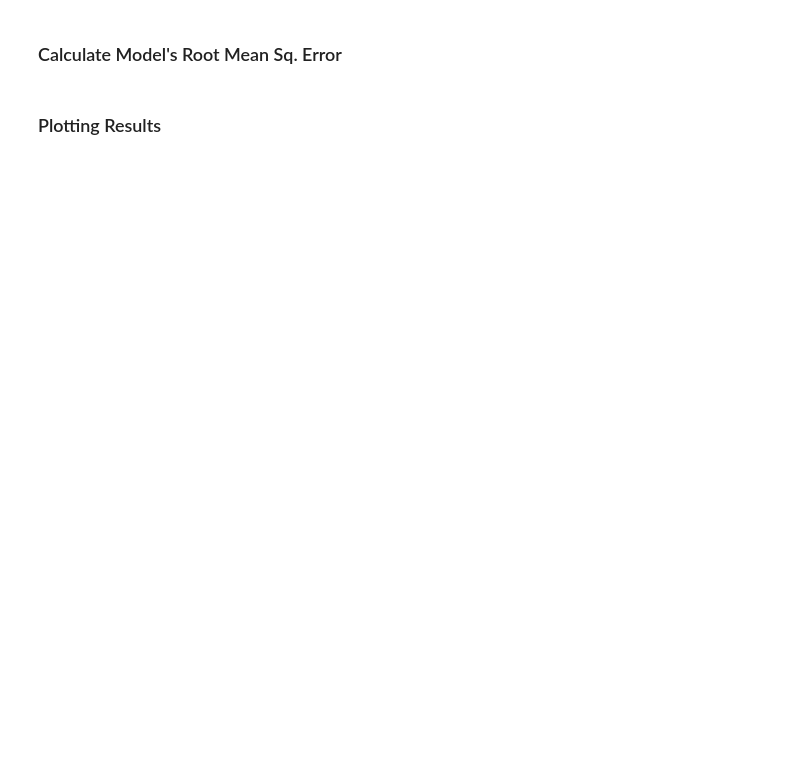
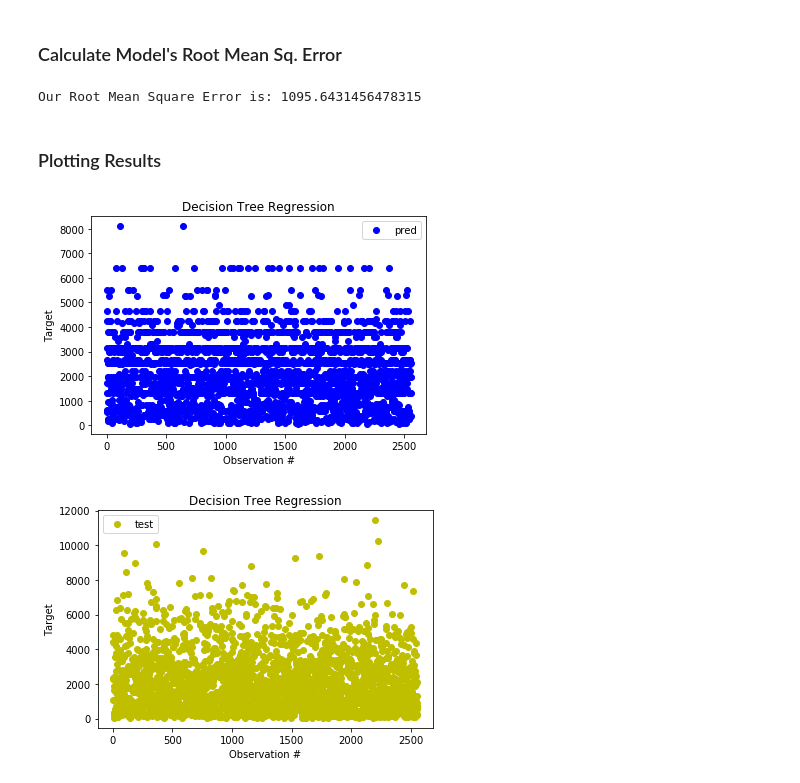
Before and after one commit to alishan-kaisani/BigMart-Data-Analysis, a Jupyter notebook: BigMart_Model.ipynb, the cells around one changed output. Cells and saved outputs as stored; diff of their text form; code cells hidden in the pictures; blank space fills up the shorter version.

Commit message:
Model Completed and Submitted

```diff
--- a/BigMart_Model.ipynb
+++ b/BigMart_Model.ipynb
@@ -14,0 +85,9 @@ df = pd.read_csv("BigMart-Training-Data-refine.csv")
+# %%
+os_ndx = list(df.columns.values).index("Outlet_Size")
+for i in range(0,len(df)):
+    cur = df.iloc[i]["Outlet_Size"]
+    if type(cur) != str:
+        if np.isnan(df.iloc[i]["Outlet_Size"]):
+            val = outlet_mapping[str(df.iloc[i]["Outlet_Identifier"])]
+            df.iat[i,os_ndx] = val
+print(set(df["Outlet_Size"].values))
@@ -15,5 +107,8 @@ df = pd.read_csv("BigMart-Training-Data-refine.csv")
 # %% [markdown]
 ### Line to convert to dummies
 # %%
-cat_list = [] #Populate with all categorical variables
+#Populate with all categorical variables
+cat_list = df.select_dtypes(include=['object']).columns.tolist()
+cat_list.append("Outlet_Location_Type") #This gets accidentally ignored bc its already numeric
 dummy_df = pd.get_dummies(df,columns=cat_list)
+dummy_df.head()
@@ -20,12 +123,13 @@ dummy_df = pd.get_dummies(df,columns=cat_list)
 # %% [markdown]
 ### Prepping for Decision Tree Model
 # %%
-X = [] #Populate this to be the df with all features EXCEPT TARGET
-Y = [] #Populate this to be the df with ONLY TARGET
+X = dummy_df.drop("Item_Outlet_Sales",axis=1) #Populate this to be the df with all features EXCEPT TARGET
+Y = df["Item_Outlet_Sales"] #Populate this to be the df with ONLY TARGET
 X_train, X_test, y_train, y_test = train_test_split(X, Y, test_size = 0.3, random_state = 100)
 # %% [markdown]
 ### Training the Model
 # %%
-model = DecisionTreeRegressor(max_depth=3,min_samples_leaf=10)
+model = DecisionTreeRegressor(max_depth=7,min_samples_leaf=5)
 #Chose some low arbitrary values for these parameters to prevent a memory crash
 model = model.fit(X_train,y_train)
+model
@@ -47,18 +163,30 @@ print("Our Models' R^2 is: {}".format(score))
 ### Calculate Model's Root Mean Sq. Error
 # %%
 N = len(y_pred)
-total = sum([(y_pred[i]-y_test[i])^2 for i in range(0,N)])
+# y_test = y_test.as_matrix()
+temp = [(y_pred[i]-y_test[i])**2 for i in range(0,N)]
+total = sum(temp)
 rmse = sqrt(total/N)
 print("Our Root Mean Square Error is: {}".format(rmse))
+# %% [output]
+Our Root Mean Square Error is: 1095.6431456478315
 # %% [markdown]
 ### Plotting Results
 # %%
 plt.figure()
-X = [0:N]
-plt.plot(X, y_pred, color="black", label="pred")
-plt.plot(X, y_test, color="cornflowerblue", label="test")
+X = [x for x in range(0,N)]
+plt.plot(X, y_pred,'bo', label="pred")
+plt.xlabel("Observation #")
+plt.ylabel("Target")
+plt.title("Decision Tree Regression")
+plt.legend()
+plt.figure()
+plt.plot(X, y_test, 'yo', label="test")
 plt.xlabel("Observation #")
 plt.ylabel("Target")
 plt.title("Decision Tree Regression")
 plt.legend()
 plt.show()
+# %% [output]
+[figure, added]
+[figure, added]
```
Also changed, not shown: parts of 14 cells of this notebook, 7 other files.
